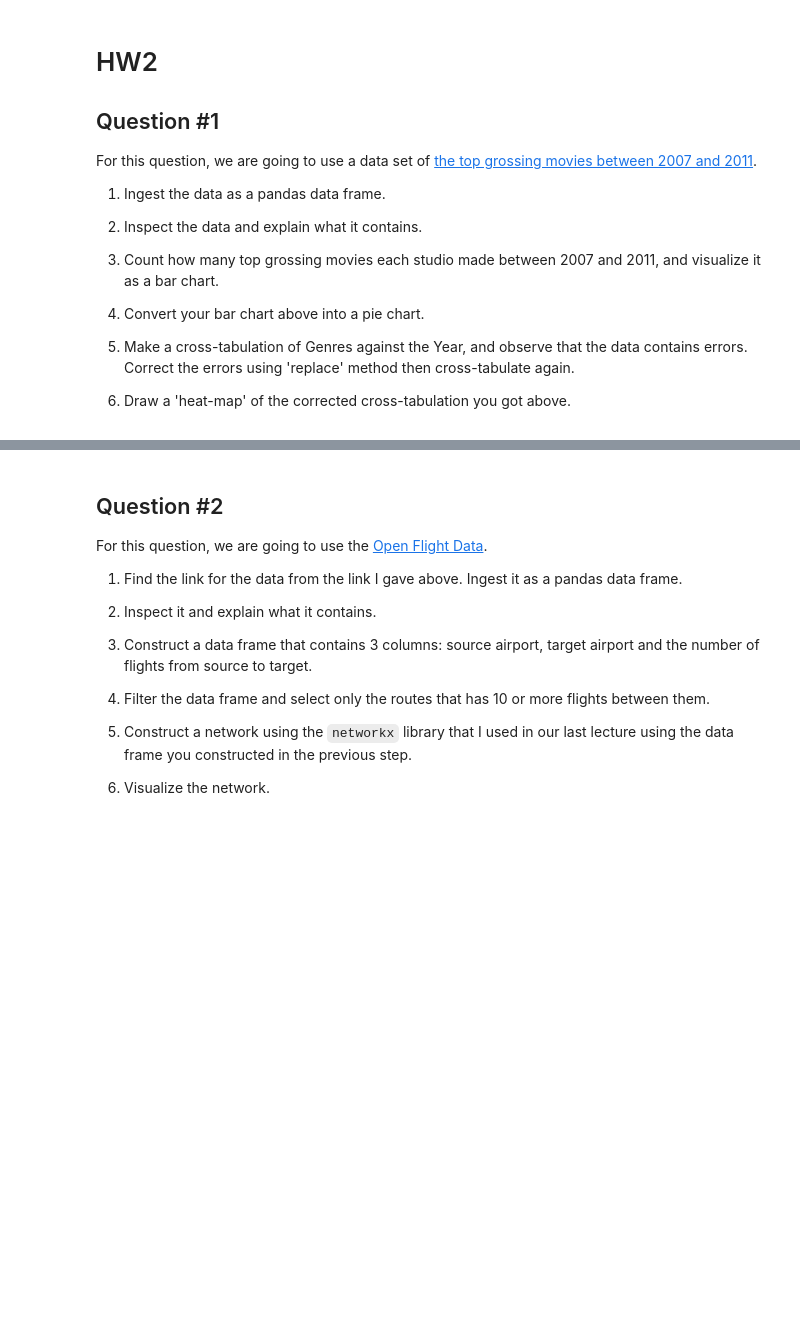
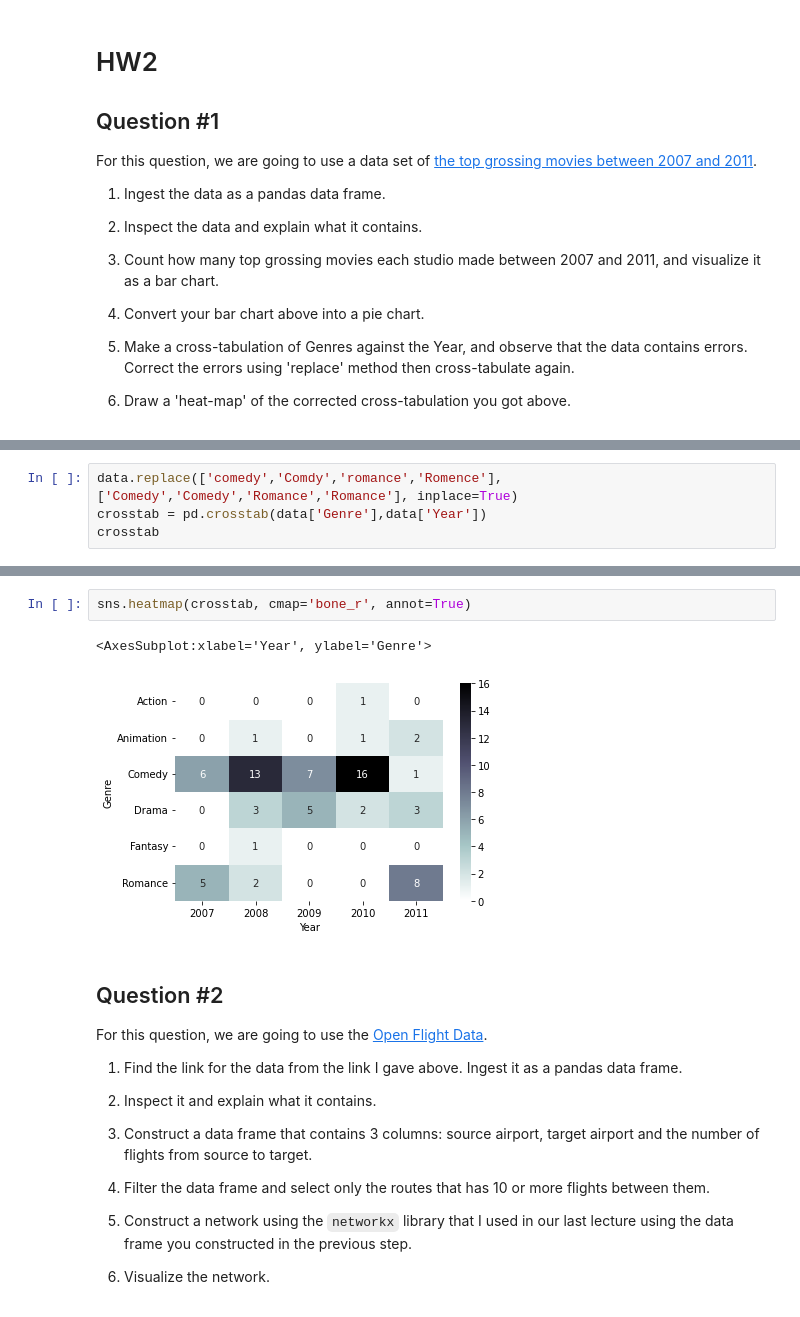
Before and after one commit to kaygun/2022-Spring-MAT381E, a Jupyter notebook: HW2/HW2.ipynb, the cells around one changed output, grey strips where cells are left out. Drawn from its saved outputs; the diff is of its cells as text; blank space fills up the shorter version.

```diff
--- a/HW2/HW2.ipynb
+++ b/HW2/HW2.ipynb
@@ -18,0 +104,4 @@ For this question, we are going to use a data set of [the top grossing movies be
+# %%
+data.replace(['comedy','Comdy','romance','Romence'],['Comedy','Comedy','Romance','Romance'], inplace=True)
+crosstab = pd.crosstab(data['Genre'],data['Year'])
+crosstab
@@ -19,3 +117,8 @@ For this question, we are going to use a data set of [the top grossing movies be
+# %%
+sns.heatmap(crosstab, cmap='bone_r', annot=True)
+# %% [output]
+<AxesSubplot:xlabel='Year', ylabel='Genre'>
+[figure, added]
 # %% [markdown]
 ## Question #2
 
```
Also changed, not shown: parts of 17 cells of this notebook.
